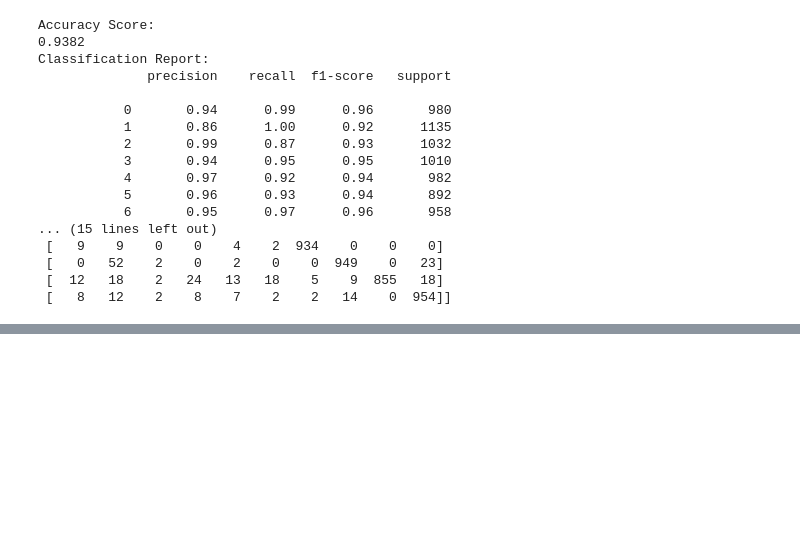
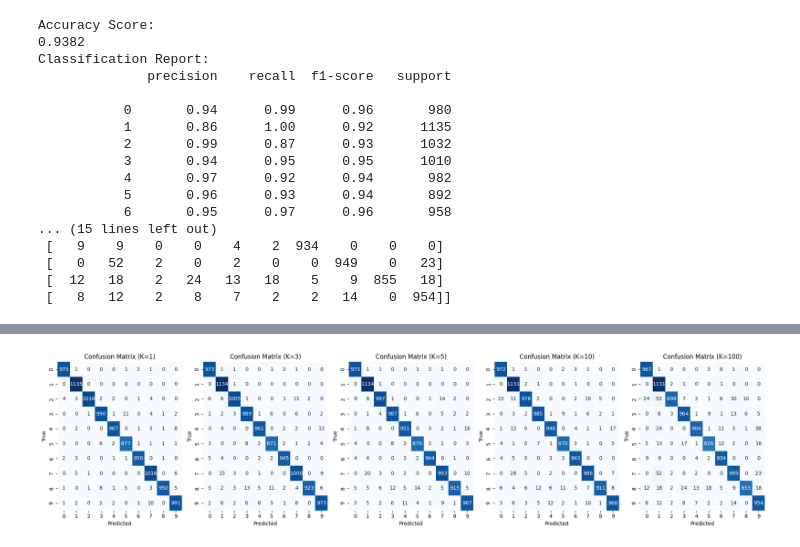
Before and after one commit to Rooban-Raj-01/Machine_Learning, a Jupyter notebook: HANDWRITTEN_TEXT_GENERATION.ipynb, the cells around one changed output, grey strips where cells are left out. Cells and saved outputs as stored; diff of their text form; code cells hidden in the pictures; blank space fills up the shorter version.

```diff
--- a/HANDWRITTEN_TEXT_GENERATION.ipynb
+++ b/HANDWRITTEN_TEXT_GENERATION.ipynb
@@ -176,0 +188,11 @@ Classification Report:
+# %%
+fig, axes = plt.subplots(1, len(k_values), figsize=(20, 5))
+for ax, k, cm in zip(axes, k_values, confusion_matrices):
+    sns.heatmap(cm, ax=ax, annot=True, fmt='d', cmap='Blues', cbar=False)
+    ax.set_title(f'Confusion Matrix (K={k})')
+    ax.set_xlabel('Predicted')
+    ax.set_ylabel('True')
+plt.tight_layout()
+plt.show()
+# %% [output]
+[figure, added]
```
Also changed, not shown: parts of 2 cells of this notebook.
